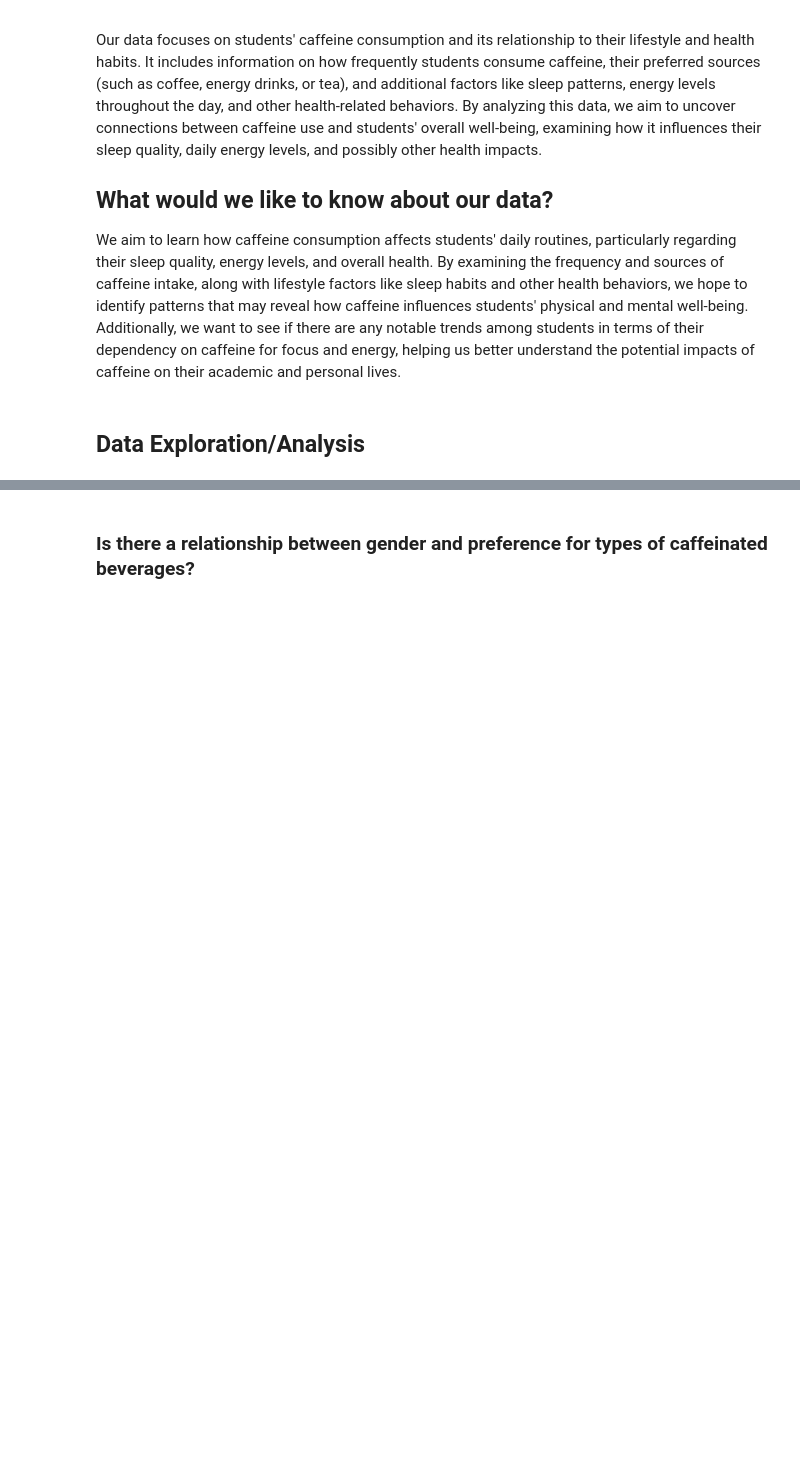
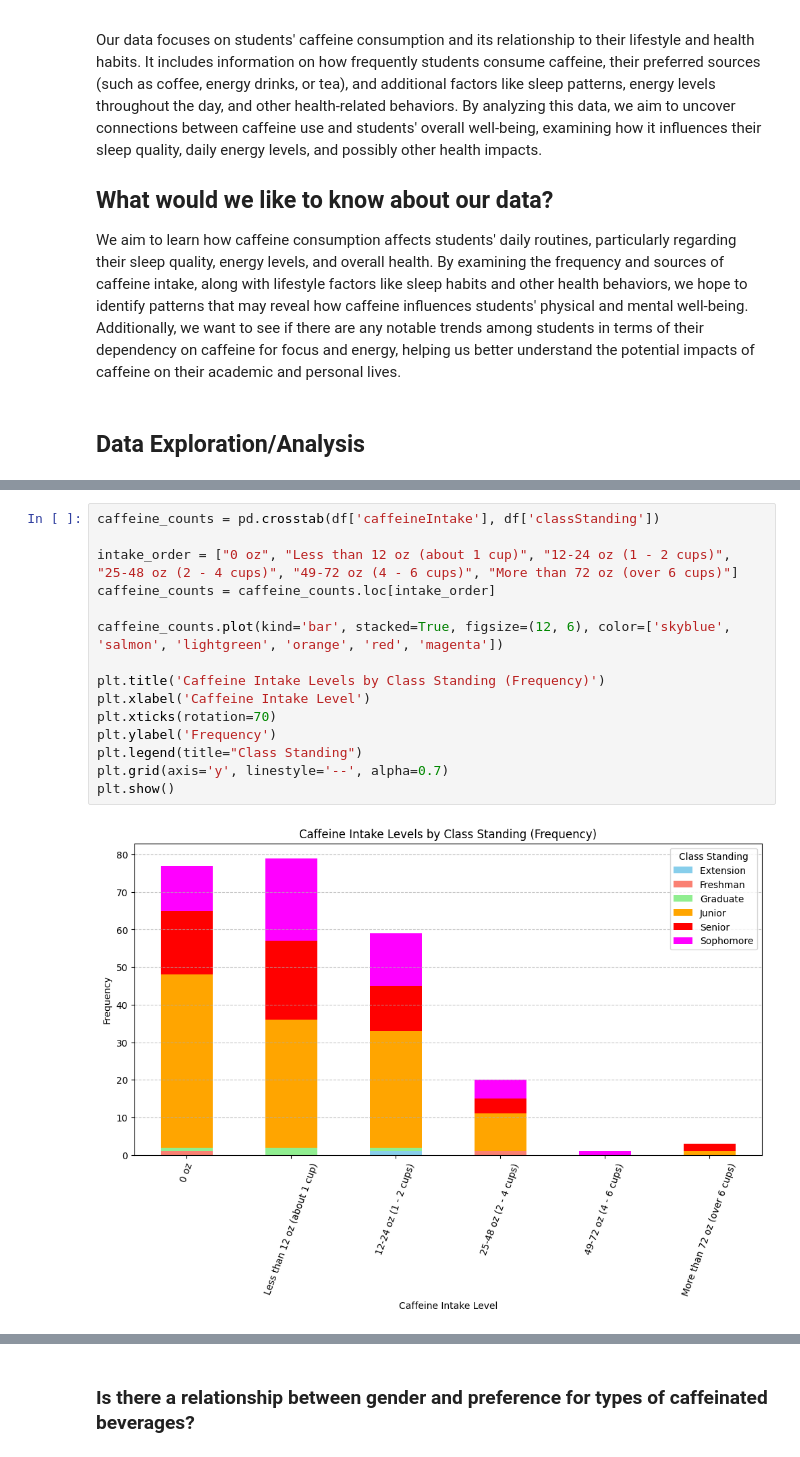
Before and after one commit to rzhou052/CS105-Mini-Project, a Jupyter notebook: Mini-Project.ipynb, the cells around one changed output, grey strips where cells are left out. Saved outputs shown, nothing was run; the diff lists cells and outputs as text; blank space fills up the shorter version.

```diff
--- a/Mini-Project.ipynb
+++ b/Mini-Project.ipynb
@@ -24,0 +39,17 @@ df = pd.read_csv("data/CleanedResponses.csv")
+# %%
+caffeine_counts = pd.crosstab(df['caffeineIntake'], df['classStanding'])
+
+intake_order = ["0 oz", "Less than 12 oz (about 1 cup)", "12-24 oz (1 - 2 cups)", "25-48 oz (2 - 4 cups)", "49-72 oz (4 - 6 cups)", "More than 72 oz (over 6 cups)"]
+caffeine_counts = caffeine_counts.loc[intake_order]
+
+caffeine_counts.plot(kind='bar', stacked=True, figsize=(12, 6), color=['skyblue', 'salmon', 'lightgreen', 'orange', 'red', 'magenta'])
+
+plt.title('Caffeine Intake Levels by Class Standing (Frequency)')
+plt.xlabel('Caffeine Intake Level')
+plt.xticks(rotation=70)
+plt.ylabel('Frequency')
+plt.legend(title="Class Standing")
+plt.grid(axis='y', linestyle='--', alpha=0.7)
+plt.show()
+# %% [output]
+[figure, added]
```
Also changed, not shown: parts of 12 cells of this notebook.
